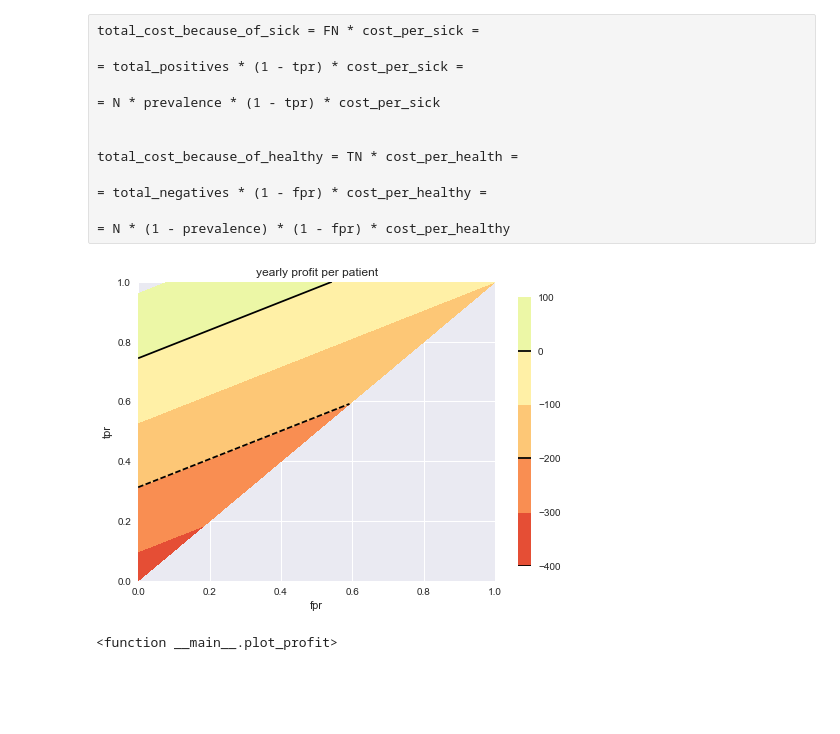
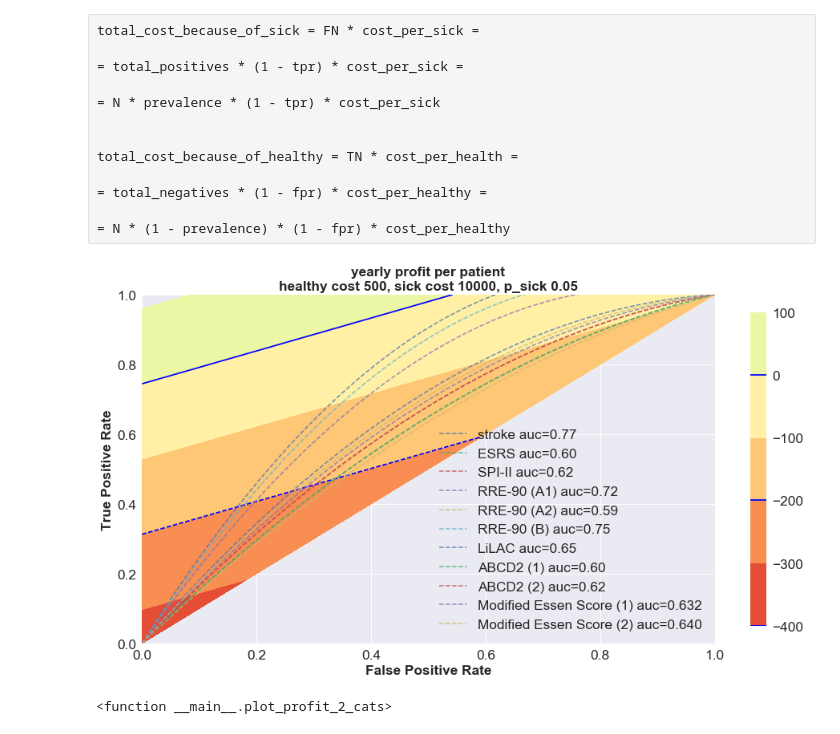
Before and after one commit to phenomix/actuary, a Jupyter notebook: clean_binary_actuary.ipynb, the cells around one changed output. Cells and saved outputs as stored; diff of their text form; code cells hidden in the pictures; blank space fills up the shorter version.

```diff
--- a/clean_binary_actuary.ipynb
+++ b/clean_binary_actuary.ipynb
@@ -156,44 +165,3 @@ def auc_to_roc(auc, x=np.arange(0, 1, 0.01)):
     # passing through (0,0) and (1,1)
     # with the integral equaling auc
     return (3 - 6 * auc) * x * x + (6 * auc - 2) * x
-# %%
-def plot_profit_2_cats(daily_premium, cac, cost_for_sick, cost_for_healthy, prevalence, plot_research=False, step=100):
-    xvec = np.linspace(0, 1, 50)
-    x, y = np.meshgrid(xvec, xvec)
-    z = profit_per_patient(x, y, daily_premium, cac, cost_for_sick, cost_for_healthy, prevalence)
-    v = range(int(np.nanmin(z))/step*step, int(np.nanmax(z))/step*step+step, step)
-    cs = plt.contourf(x, y, z, v, cmap=cm, norm=c_norm, origin='lower')
-    cs2 = plt.contour(cs, levels=cs.levels[::2], colors='b', origin='lower')
-    cbar = plt.colorbar(cs, norm=c_norm, shrink=0.9)
-    cbar.add_lines(cs2)
-
-    if plot_research:
-        plt.plot(xvec, auc_to_roc(0.77, xvec), 'k--', label='stroke auc=0.77')
-        plt.legend(loc='lower right')
-
-    plt.xlabel('fpr')
-    plt.ylabel('tpr')
-    plt.title('yearly profit per patient\nhealthy cost {:.0f}, sick cost {:.0f}, p_sick {:.2f}'.format(\
-                cost_for_healthy, cost_for_sick, prevalence))
-    plt.ylim(0, 1)
-    plt.show()
-
-def plot_profit_4_cats(daily_premium,
-                       cac,
-                       cost0=0,
-                       cost1=1000,
-                       p1=0.05,
-                       cost2=5000,
-                       p2=0.03,
-                       cost3=10000,
-                       p3=0.02,
-                       **kwargs):
-    xvec = np.linspace(0, 1, 50)
-    x, y = np.meshgrid(xvec, xvec)
-    c_h, c_s, p_s, z = profit_per_patient_4_cats(x,
-                                                 y,
-                                                 daily_premium,
-                                                 cac,
-                                                 [cost0, cost1, cost2, cost3],
-                                                 [(1-p1-p2-p3), p1, p2, p3])
-    plot_profit_2_cats(daily_premium, cac, c_s, c_h, p_s, **kwargs)
@@ -200,13 +243,15 @@ def plot_profit_4_cats(daily_premium,
 # %%
 interact(plot_profit_2_cats,
          daily_premium=(0, 4, 0.5),
          cac=(0, 200, 10),
          cost_for_sick=(5000, 20000, 5000),
          cost_for_healthy=(0, 1000, 500),
-         prevalence=(0.01, 0.1, 0.01))
+         prevalence=(0.01, 0.1, 0.01),
+         plot_research=True,
+         step=(50, 100, 50))
 # %% [output]
-[figure, old version]
+[figure, new version]
-<function __main__.plot_profit>
+<function __main__.plot_profit_2_cats>
 # %%
 interact(plot_profit_4_cats,
          daily_premium=(0, 2, 0.1),
```
Also changed, not shown: parts of 5 cells of this notebook.
